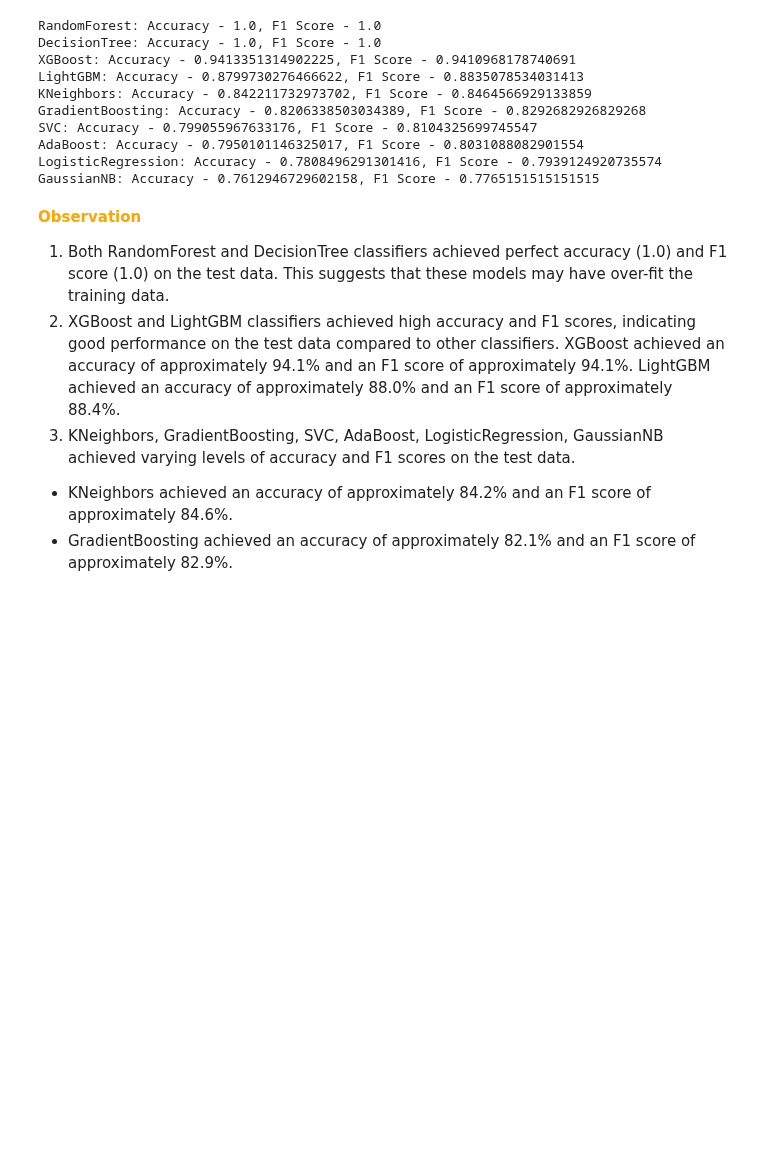
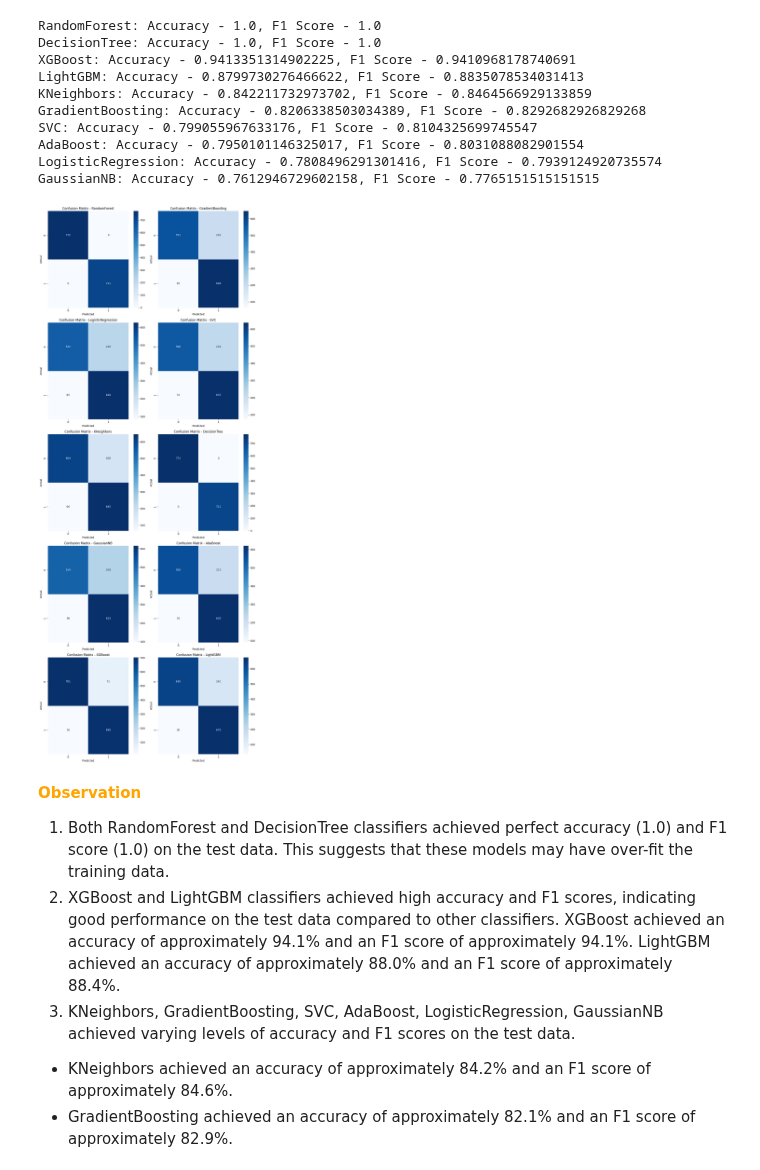
Before and after one commit to wamathaiwandeto/Customer-Churn-Prediction, a Jupyter notebook: churn.ipynb, the cells around one changed output. Cells and saved outputs as stored; diff of their text form; code cells hidden in the pictures; blank space fills up the shorter version.

```diff
--- a/churn.ipynb
+++ b/churn.ipynb
@@ -1188,7 +1188,11 @@ for name, clf in classifiers.items():
     pipeline.fit(X_resampled, y_resampled)
     y_pred = pipeline.predict(X_test)
     accuracy = accuracy_score(y_test, y_pred)
+    cm = confusion_matrix(y_test, y_pred)
     f1 = f1_score(y_test, y_pred)
-    pipelines[name] = {'accuracy': accuracy, 'f1_score': f1}
+    pipelines[name] = {'accuracy': accuracy, 'f1_score': f1, 'confusion_matrix': cm}
+# Print or visualize the confusion matrix for each classifier
+for name, metrics in pipelines.items():
+    print(f"Confusion Matrix for {name}:\n", metrics['confusion_matrix'])
 # %% [output]
 [LightGBM] [Info] Number of positive: 3706, number of negative: 3706
@@ -1214,6 +1228,26 @@ SVC: Accuracy - 0.799055967633176, F1 Score - 0.8104325699745547
 AdaBoost: Accuracy - 0.7950101146325017, F1 Score - 0.8031088082901554
 LogisticRegression: Accuracy - 0.7808496291301416, F1 Score - 0.7939124920735574
 GaussianNB: Accuracy - 0.7612946729602158, F1 Score - 0.7765151515151515
+# %%
+num_classifiers = len(pipelines)
+num_rows = (num_classifiers + 1) // 2  # Add 1 to round up
+# Plotting the confusion matrices with 2 in each row
+fig, axes = plt.subplots(num_rows, 2, figsize=(12, num_rows * 6))  # Adjust the figure size as needed
+for idx, (name, metrics) in enumerate(pipelines.items()):
+    cm = metrics['confusion_matrix']
+    row_idx = idx // 2
+    col_idx = idx % 2
+    ax = axes[row_idx, col_idx] if num_rows > 1 else axes[col_idx]
+    sns.heatmap(cm, annot=True, cmap='Blues', fmt='g', ax=ax)
+    ax.set_title(f'Confusion Matrix - {name}')
+    ax.set_xlabel('Predicted')
+    ax.set_ylabel('Actual')
+if num_classifiers % 2 != 0:
+    fig.delaxes(axes[num_rows - 1, 1])
+plt.tight_layout()
+plt.show()
+# %% [output]
+[figure, added]
 # %% [markdown]
 <span style="color: orange;">**Observation**</span>
 1. Both RandomForest and DecisionTree classifiers achieved perfect accuracy (1.0) and F1 score (1.0) on the test data. This suggests that these models may have over-fit the training data.
```
Also changed, not shown: parts of 1 cell of this notebook.
